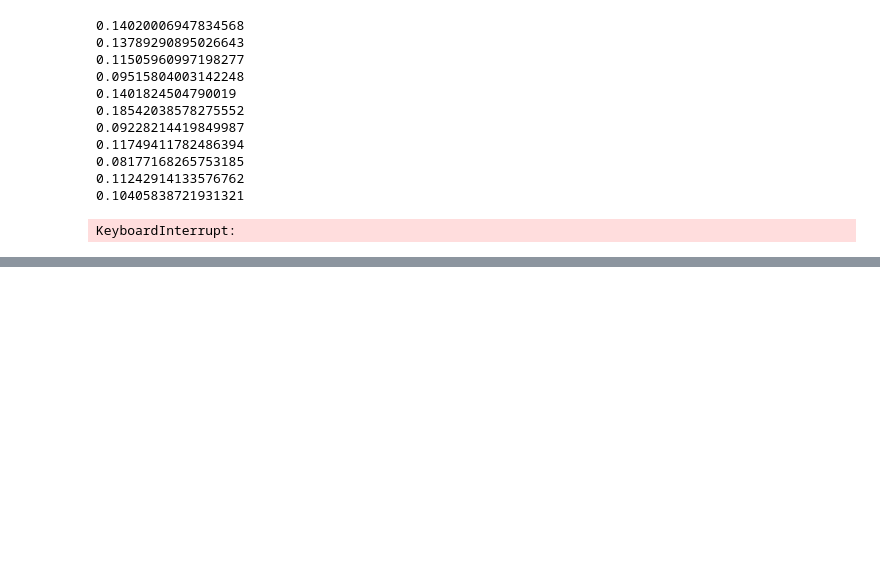
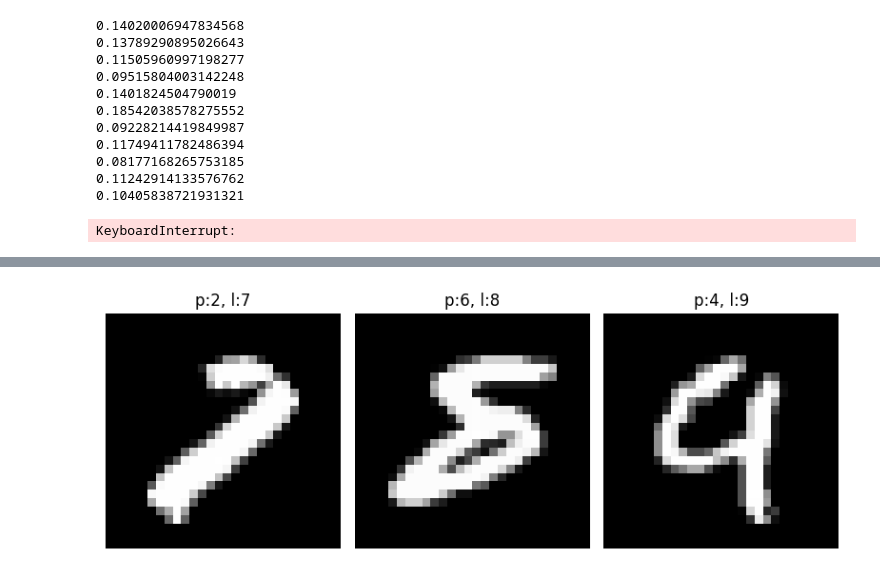
Before and after one commit to RabbitFromLithuania/neural_network_with_convolution_using_as_strided_method, a Jupyter notebook: trying-to-implement-convolution.ipynb, the cells around one changed output, grey strips where cells are left out. Saved outputs shown, nothing was run; the diff lists cells and outputs as text; code cells hidden in the pictures; blank space fills up the shorter version.

```diff
--- a/trying-to-implement-convolution.ipynb
+++ b/trying-to-implement-convolution.ipynb
@@ -334,0 +343,14 @@ plt.show()
+# %%
+mismatch = (values == actual_values).astype(int).tolist()
+mismatch = [i for i in range(len(mismatch)) if mismatch[i] == 0]
+fig, axes = plt.subplots(1, num_differences, figsize=(8, 6))
+axes = axes.ravel()
+for i in range(len(mismatch)):
+    axes[i].imshow(nn.X_B[mismatch[i], 0, :, :], cmap='gray')
+    axes[i].set_title(f"p:{values[mismatch[i]]}, l:{actual_values[mismatch[i]]}")
+    axes[i].axis('off')
+
+plt.tight_layout()
+plt.show()
+# %% [output]
+[figure, added]
```
Also changed, not shown: parts of 4 cells of this notebook.
